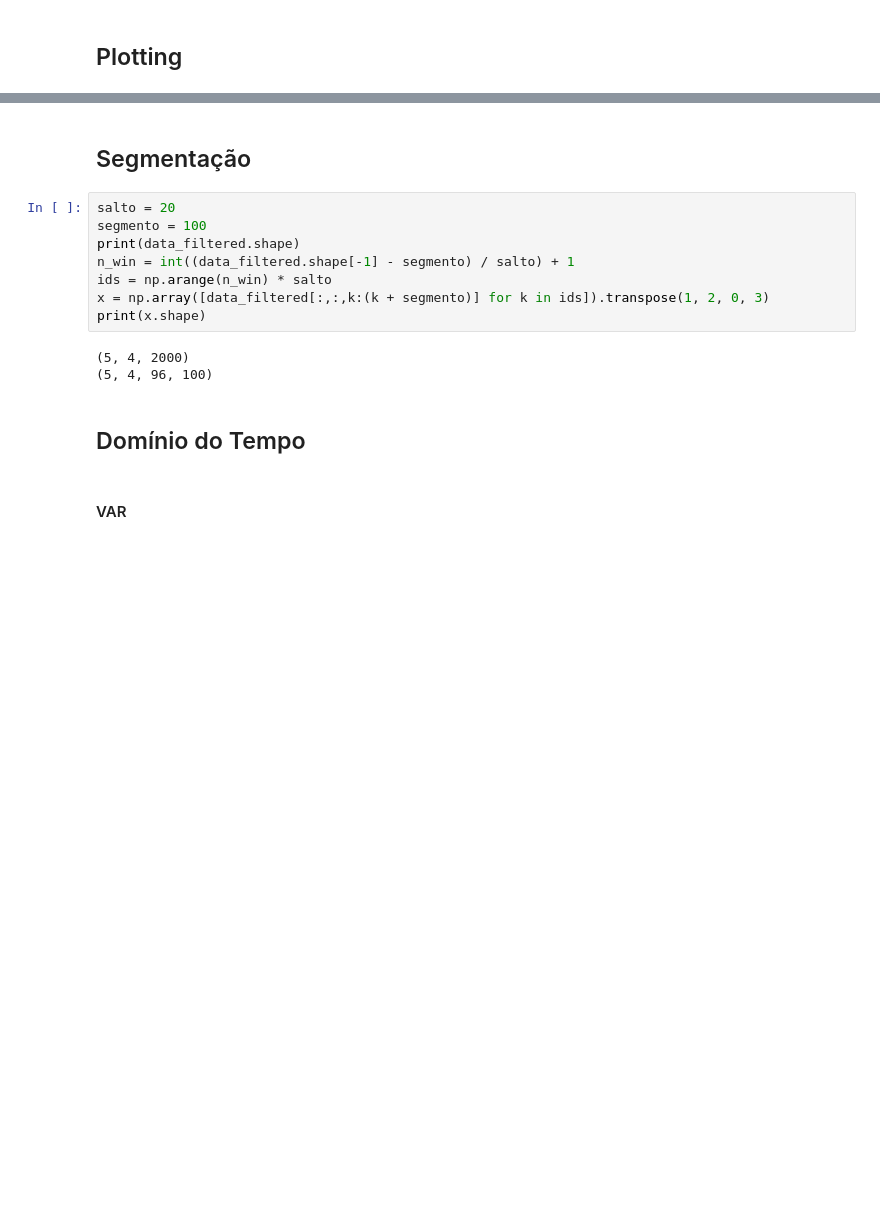
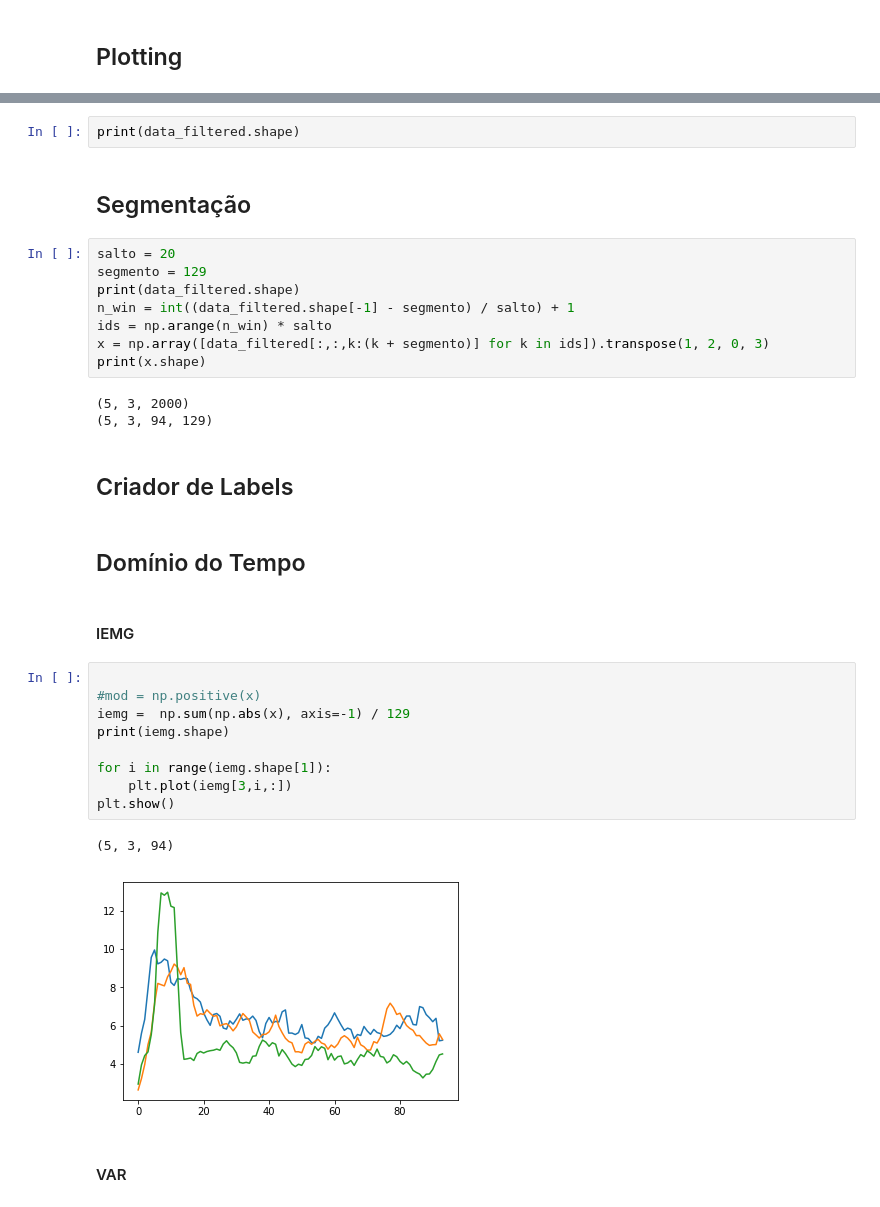
Before and after one commit to HCelante/RP-Dataset-APS2, a Jupyter notebook: Reconhecimento de Padrões aps2.ipynb, the cells around one changed output, grey strips where cells are left out. Saved outputs shown, nothing was run; the diff lists cells and outputs as text; blank space fills up the shorter version.

```diff
--- a/Reconhecimento de Padrões aps2.ipynb
+++ b/Reconhecimento de Padrões aps2.ipynb
@@ -91,18 +121,36 @@ data_filtered = filtering(dataset[0])
+# %%
+print(data_filtered.shape)
 # %% [markdown]
 ## Segmentação
 # %%
 salto = 20
-segmento = 100
+segmento = 129
 print(data_filtered.shape)
 n_win = int((data_filtered.shape[-1] - segmento) / salto) + 1
 ids = np.arange(n_win) * salto
 x = np.array([data_filtered[:,:,k:(k + segmento)] for k in ids]).transpose(1, 2, 0, 3)
 print(x.shape)
 # %% [output]
-(5, 4, 2000)
-(5, 4, 96, 100)
+(5, 3, 2000)
+(5, 3, 94, 129)
+# %% [markdown]
+## Criador de Labels
 # %% [markdown]
 ## Domínio do Tempo
+# %% [markdown]
+#### IEMG
+# %%
+
+#mod = np.positive(x)
+iemg =  np.sum(np.abs(x), axis=-1) / 129
+print(iemg.shape)
+
+for i in range(iemg.shape[1]):
+    plt.plot(iemg[3,i,:])
+plt.show()
+# %% [output]
+(5, 3, 94)
+[figure, added]
 # %% [markdown]
 #### VAR
 # %%
```
Also changed, not shown: parts of 22 cells of this notebook, 2 other files.
